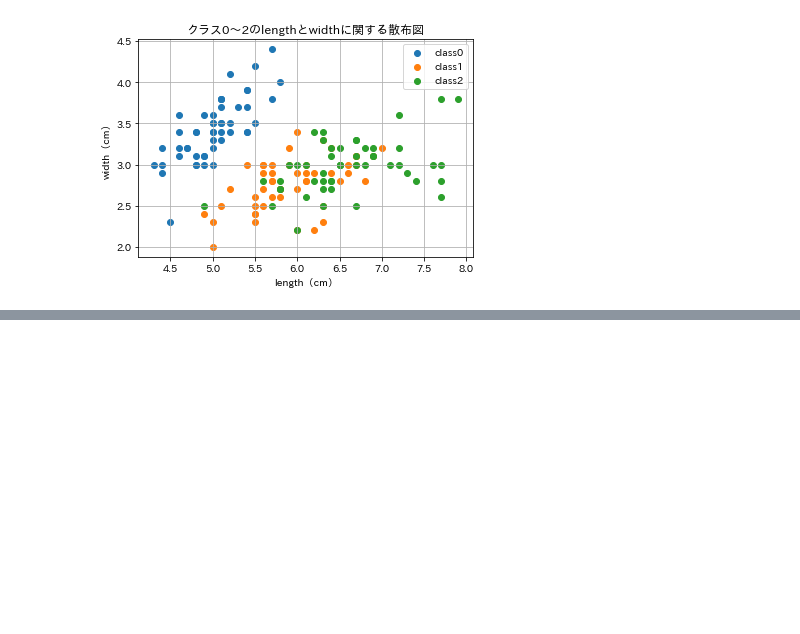
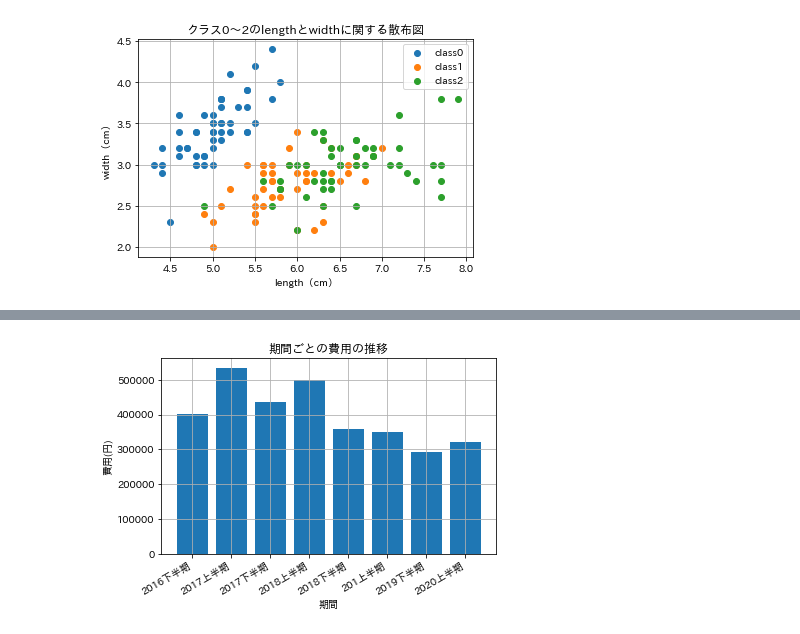
Before and after one commit to sugarl-sudo/Basic-Python, a Jupyter notebook: colab/quizzes/可視化問題.ipynb, the cells around one changed output, grey strips where cells are left out. Drawn from its saved outputs; the diff is of its cells as text; code cells hidden in the pictures; blank space fills up the shorter version.

```diff
--- a/colab/quizzes/可視化問題.ipynb
+++ b/colab/quizzes/可視化問題.ipynb
@@ -54,0 +76,11 @@ plt.show()
+# %%
+fig, ax = plt.subplots()
+ax.bar(df_task03['期間'], df_task03['費用'])
+ax.set_title('期間ごとの費用の推移')
+ax.set_xlabel('期間')
+fig.autofmt_xdate(rotation=30)
+ax.set_ylabel('費用(円)')
+ax.grid()
+plt.show()
+# %% [output]
+[figure, added]
```
Also changed, not shown: parts of 2 cells of this notebook, 1 other file.
